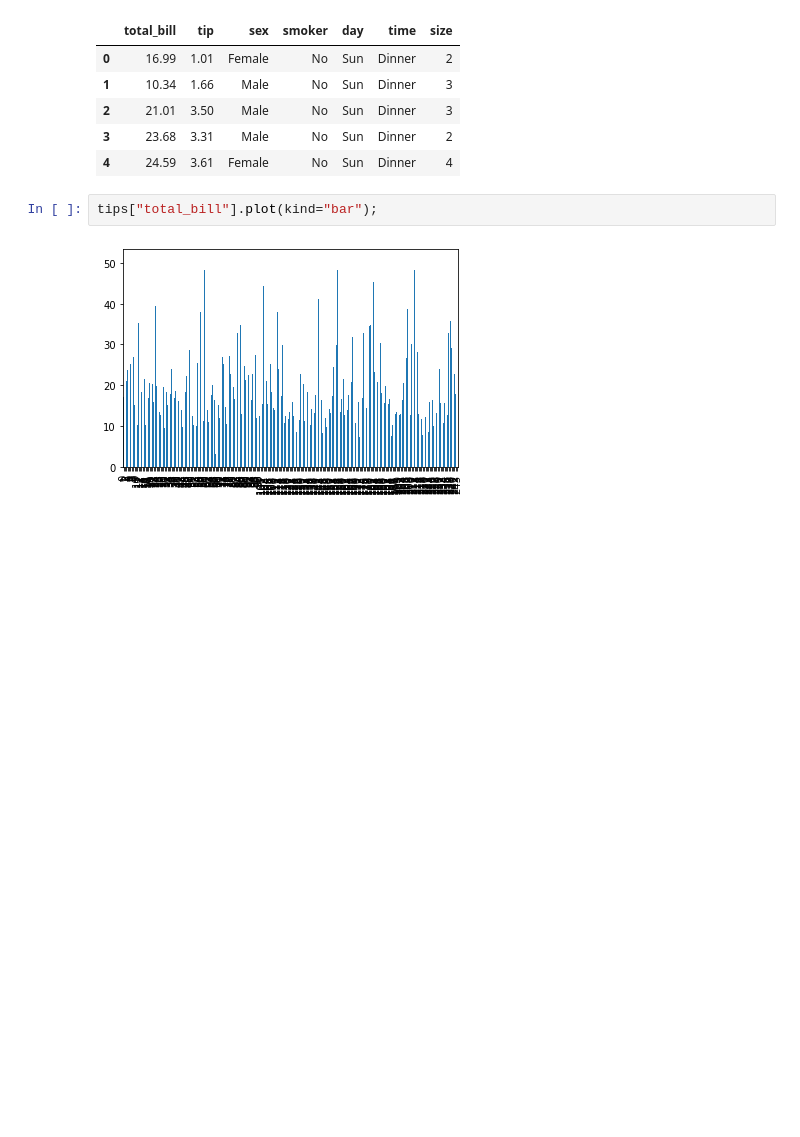
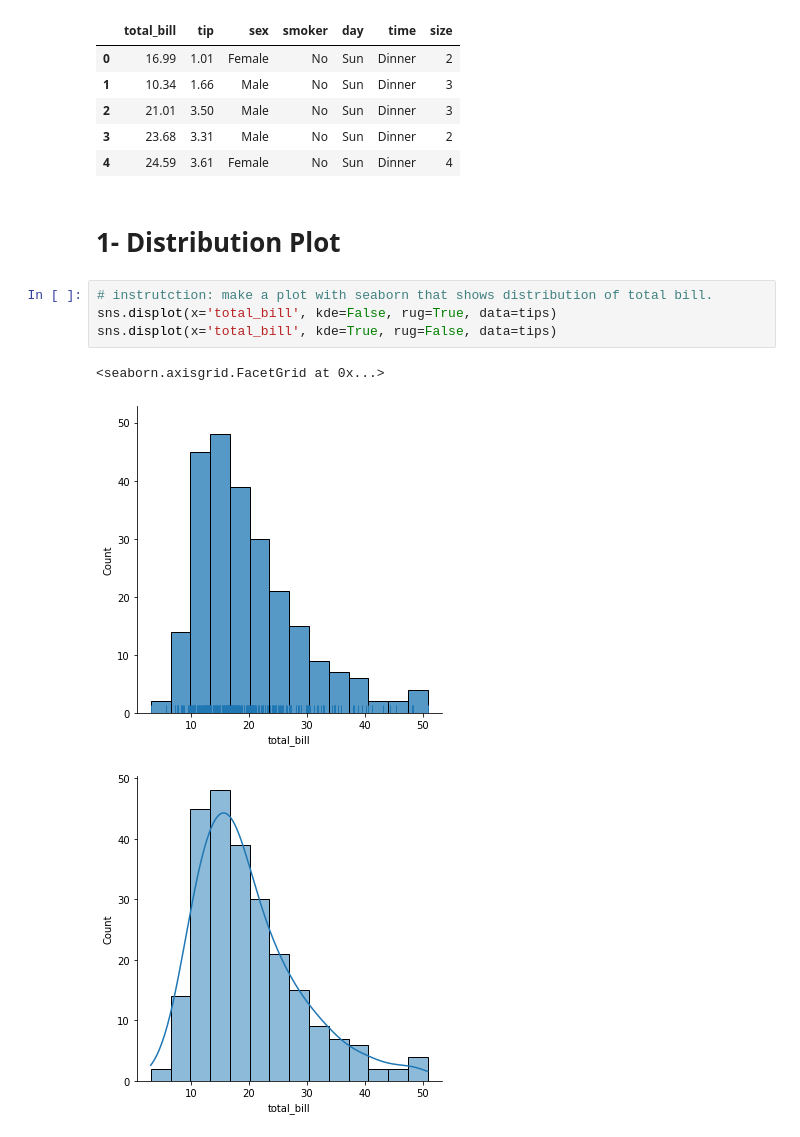
Before and after one commit to OsmanAliDurna/ExercisesFromInternet, a Jupyter notebook: fromJupiter/w5exercises.ipynb, the cells around one changed output. Saved outputs shown, nothing was run; the diff lists cells and outputs as text; blank space fills up the shorter version.

```diff
--- a/fromJupiter/w5exercises.ipynb
+++ b/fromJupiter/w5exercises.ipynb
@@ -13,7 +13,13 @@ tips.head()
 | 2 | 21.01 | 3.50 | Male | No | Sun | Dinner | 3 |
 | 3 | 23.68 | 3.31 | Male | No | Sun | Dinner | 2 |
 | 4 | 24.59 | 3.61 | Female | No | Sun | Dinner | 4 |
-# %%
-tips["total_bill"].plot(kind="bar");
-# %% [output]
-[figure, removed]
+# %% [markdown]
+# 1- Distribution Plot
+# %%
+# instrutction: make a plot with seaborn that shows distribution of total bill.
+sns.displot(x='total_bill', kde=False, rug=True, data=tips)
+sns.displot(x='total_bill', kde=True, rug=False, data=tips)
+# %% [output]
+<seaborn.axisgrid.FacetGrid at 0x...>
+[figure, added]
+[figure, added]
```
Also changed, not shown: parts of 17 cells of this notebook.
